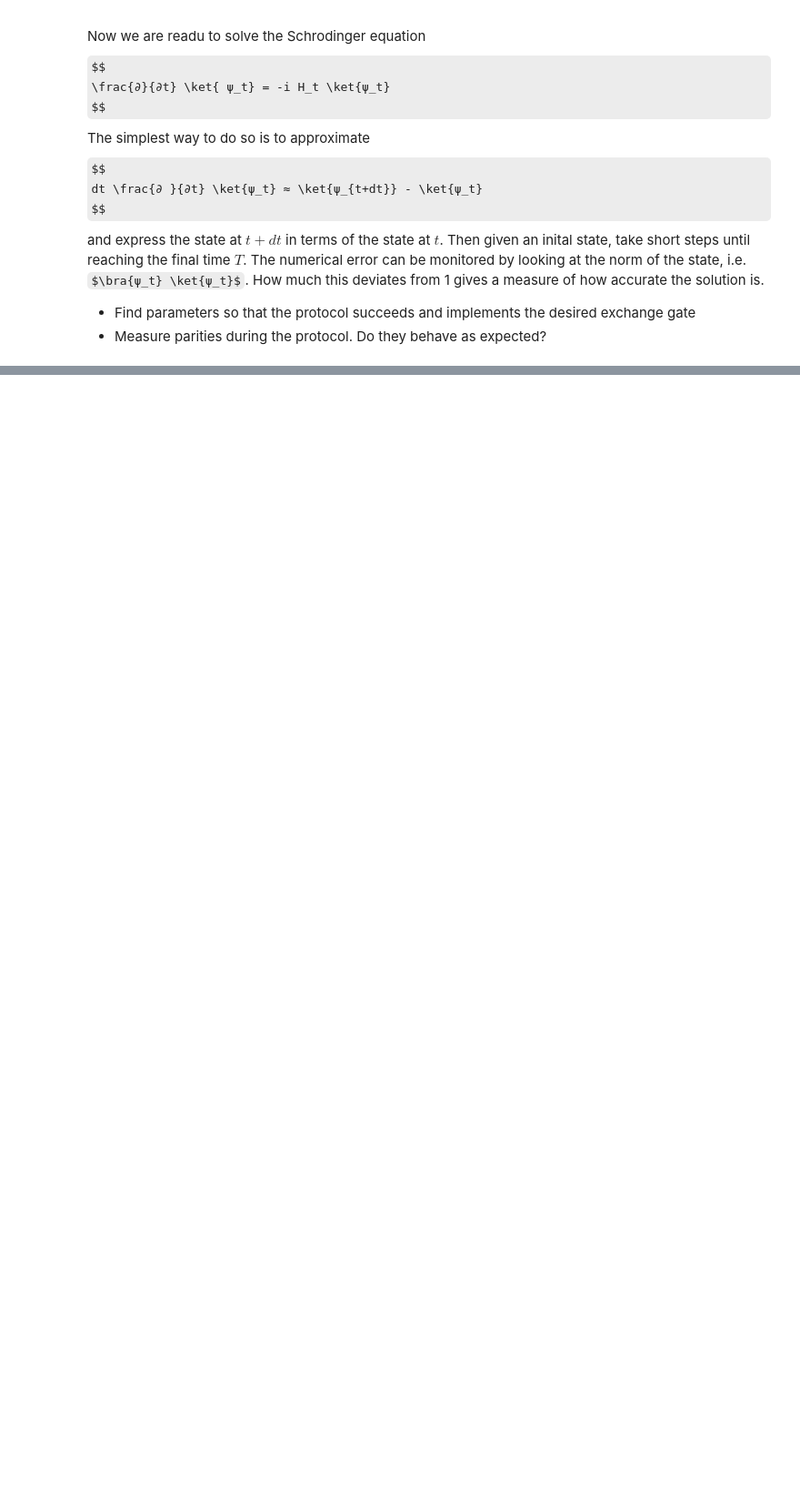
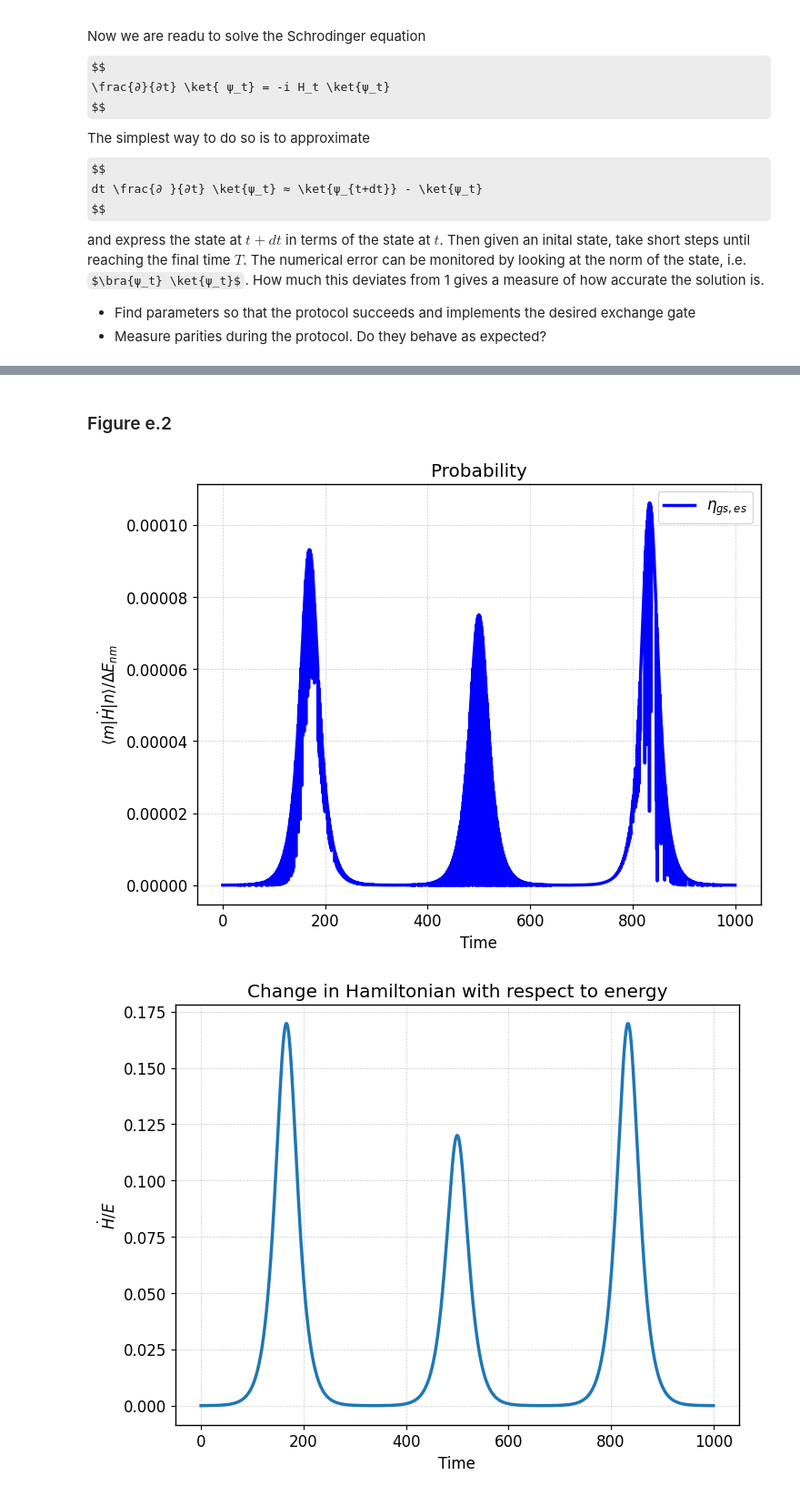
Before and after one commit to hishemok/FYS5419, a Jupyter notebook: Project_2/Braiding_project.ipynb, the cells around one changed output, grey strips where cells are left out. Shown at 91% size. Drawn from its saved outputs; the diff is of its cells as text; code cells hidden in the pictures; some formulas as TeX source; blank space fills up the shorter version.

```diff
--- a/Project_2/Braiding_project.ipynb
+++ b/Project_2/Braiding_project.ipynb
@@ -1189,0 +743,20 @@ Min Berry Phase Error at s = 476.3157894736842 /T_total and Dmin/Dmax = 0.0
+# %% [markdown]
+### Figure e.2
+# %%
+plt.plot(times, ΔE[:,0], label=r'$η_{gs,es}$', color='blue')
+plt.ylabel(r'$⟨m|\dot{H}|n⟩/ΔE_{nm}$')
+plt.xlabel('Time')
+plt.title('Probability')
+plt.legend()
+plt.show()
+
+
+
+plt.plot(times, ΔH)
+plt.ylabel(r'$\dot{H}/E$')
+plt.xlabel('Time')
+plt.title('Change in Hamiltonian with respect to energy')
+plt.show()
+# %% [output]
+[figure, added]
+[figure, added]
```
Also changed, not shown: parts of 46 cells of this notebook, 14 other files.
